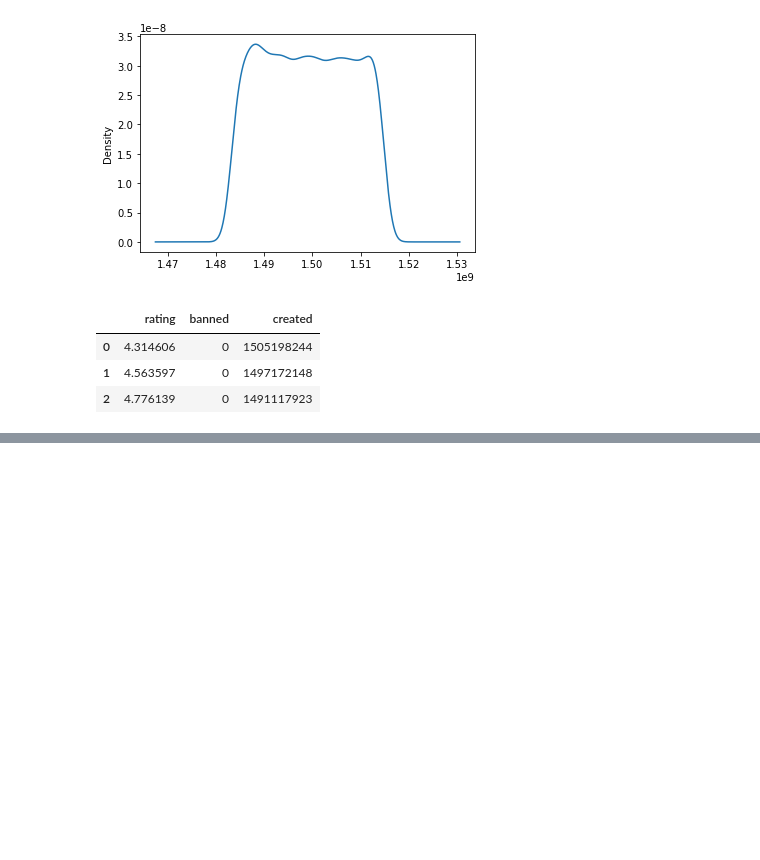
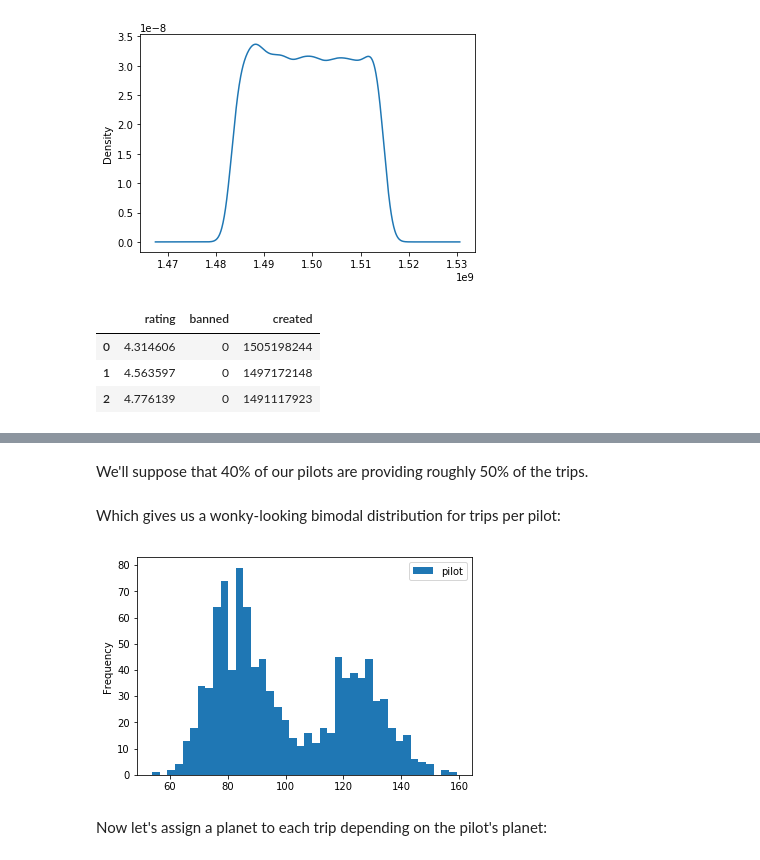
Before and after one commit to theianchan/data-notebooks, a Jupyter notebook: practice-marketplace-datasets.ipynb, the cells around one changed output, grey strips where cells are left out. Saved outputs shown, nothing was run; the diff lists cells and outputs as text; code cells hidden in the pictures; blank space fills up the shorter version.

Commit message:
Trips - pilot, planet columns

```diff
--- a/practice-marketplace-datasets.ipynb
+++ b/practice-marketplace-datasets.ipynb
@@ -195,0 +224,24 @@ df_passengers.head(3)
+# %% [markdown]
+We'll suppose that 40% of our pilots are providing roughly 50% of the trips.
+# %%
+def split_indexes(df, split_size):
+    a = np.random.choice(df.index, size=split_size, replace=False)
+    b = np.array(df.copy().drop(a).index)
+    return a, b
+# %%
+pilots_40_idx, pilots_60_idx = split_indexes(df_pilots, 400)
+
+trip_pilots = np.concatenate((
+    np.random.choice(pilots_40_idx, size=50000, replace=True),
+    np.random.choice(pilots_60_idx, size=50000, replace=True)
+))
+
+df_trips = pd.DataFrame({"pilot": trip_pilots}, index=[range(len(trip_pilots))])
+# %% [markdown]
+Which gives us a wonky-looking bimodal distribution for trips per pilot:
+# %%
+_ = pd.DataFrame(df_trips["pilot"].value_counts()).plot(kind="hist", bins=40)
+# %% [output]
+[figure, added]
+# %% [markdown]
+Now let's assign a planet to each trip depending on the pilot's planet:
```
Also changed, not shown: parts of 10 cells of this notebook.
